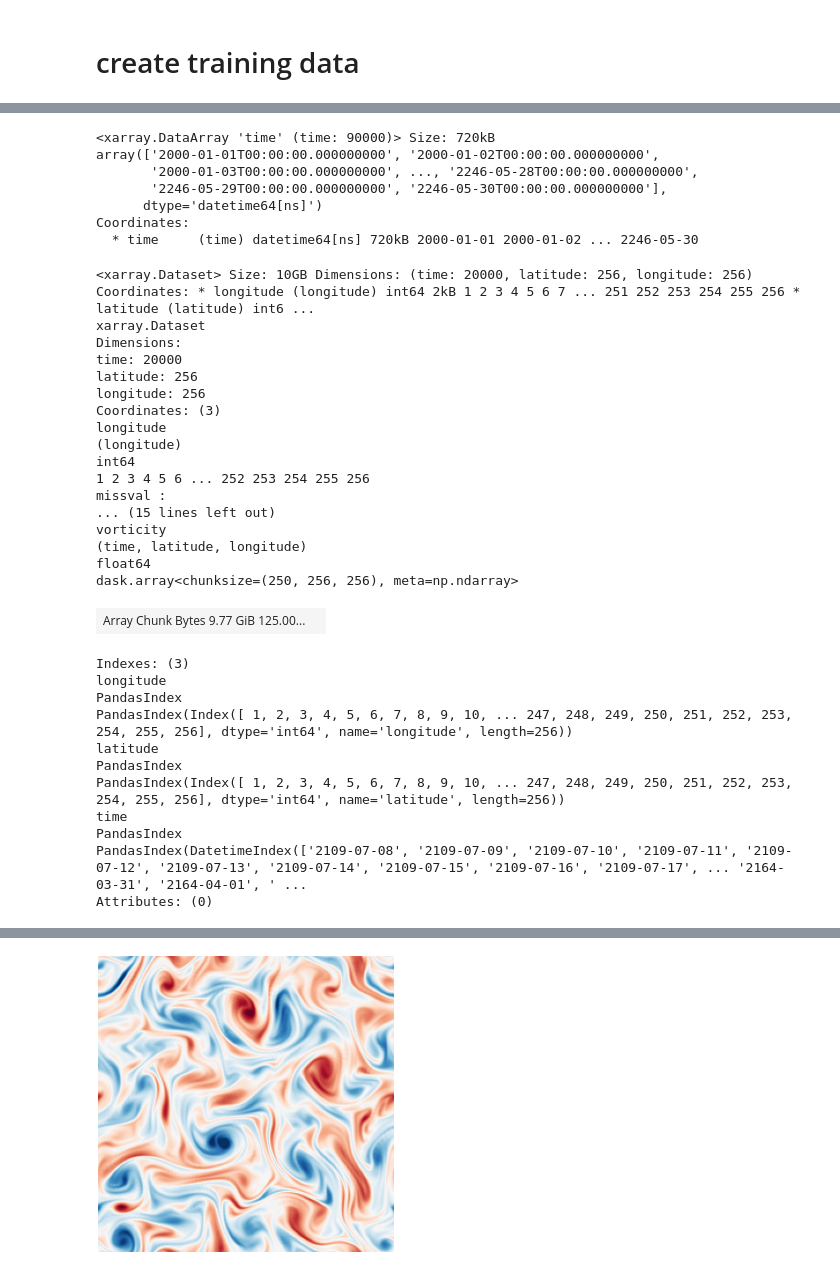
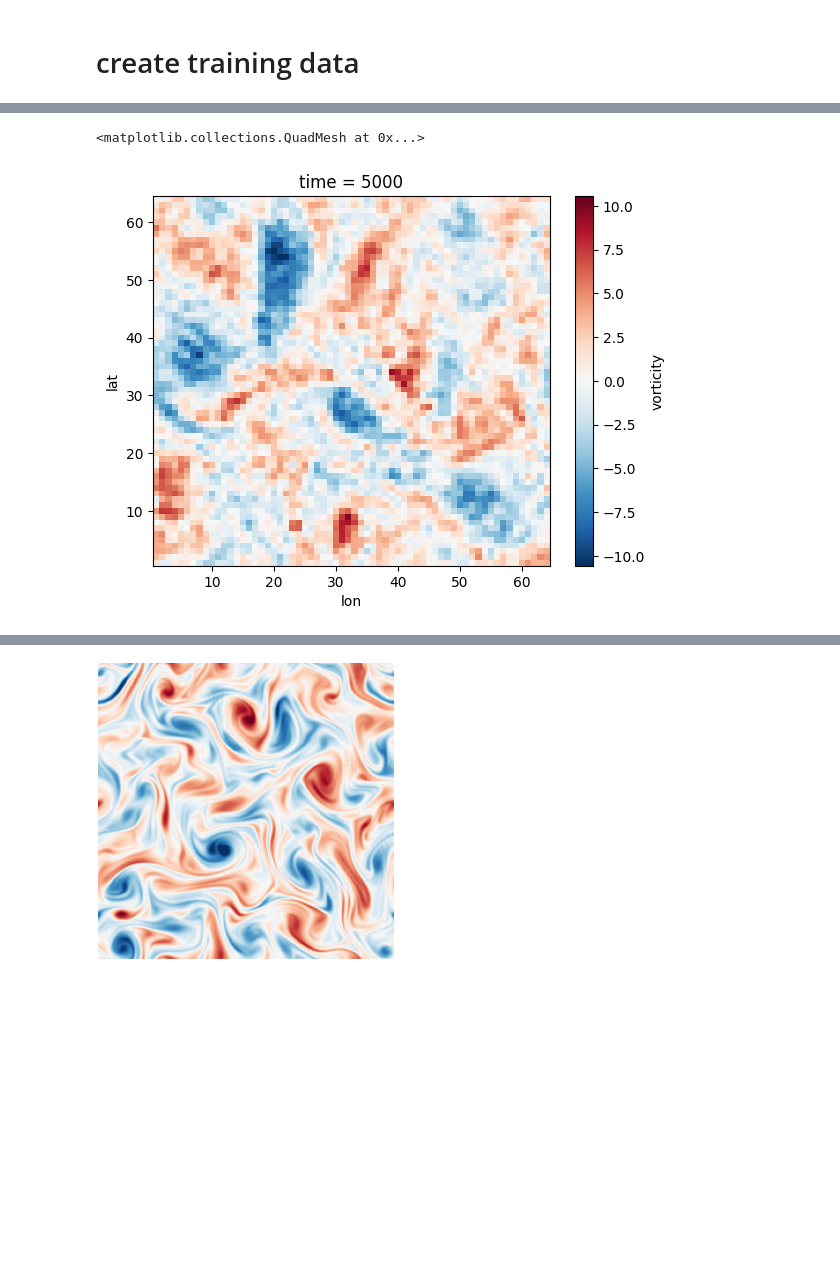
Before and after one commit to Sindhu-Vasireddy/DiffusionRestoration, a Jupyter notebook: notebooks/vorticity-training-data.ipynb, the cells around one changed output, grey strips where cells are left out. Cells and saved outputs as stored; diff of their text form; code cells hidden in the pictures; blank space fills up the shorter version.

```diff
--- a/notebooks/vorticity-training-data.ipynb
+++ b/notebooks/vorticity-training-data.ipynb
@@ -103,2 +71,7 @@ PandasIndex(Index([ 0, 1, 2, 3, 4, 5, 6, 7, 8, 9, ... 360990, 360991, 360992, 36
 Attributes: (0)
+# %%
+ds.vorticity[5000].plot()
+# %% [output]
+<matplotlib.collections.QuadMesh at 0x...>
+[figure, added]
 # %%
@@ -110,45 +81,2 @@ num_days = len(ds_sub.time)  # Number of days you want
 new_time = pd.date_range(start=start_date, periods=num_days, freq="D")
 ds_sub = ds_sub.assign_coords(time=new_time)
-# %%
-ds_sub
-# %% [output]
-<xarray.DataArray 'time' (time: 90000)> Size: 720kB
-array(['2000-01-01T00:00:00.000000000', '2000-01-02T00:00:00.000000000',
-       '2000-01-03T00:00:00.000000000', ..., '2246-05-28T00:00:00.000000000',
-       '2246-05-29T00:00:00.000000000', '2246-05-30T00:00:00.000000000'],
-      dtype='datetime64[ns]')
-Coordinates:
-  * time     (time) datetime64[ns] 720kB 2000-01-01 2000-01-02 ... 2246-05-30
-# %%
-ds_sub.isel(time=slice(0,40_000))
-ds_sub.isel(time=slice(40_000, 60_000))
-# %% [output]
-<xarray.Dataset> Size: 10GB Dimensions: (time: 20000, latitude: 256, longitude: 256) Coordinates: * longitude (longitude) int64 2kB 1 2 3 4 5 6 7 ... 251 252 253 254 255 256 * latitude (latitude) int6 ...
-xarray.Dataset
-Dimensions:
-time: 20000
-latitude: 256
-longitude: 256
-Coordinates: (3)
-longitude
-(longitude)
-int64
-1 2 3 4 5 6 ... 252 253 254 255 256
-missval :
-... (15 lines left out)
-vorticity
-(time, latitude, longitude)
-float64
-dask.array<chunksize=(250, 256, 256), meta=np.ndarray>
-| Array Chunk Bytes 9.77 GiB 125.00... |  |
-Indexes: (3)
-longitude
-PandasIndex
-PandasIndex(Index([ 1, 2, 3, 4, 5, 6, 7, 8, 9, 10, ... 247, 248, 249, 250, 251, 252, 253, 254, 255, 256], dtype='int64', name='longitude', length=256))
-latitude
-PandasIndex
-PandasIndex(Index([ 1, 2, 3, 4, 5, 6, 7, 8, 9, 10, ... 247, 248, 249, 250, 251, 252, 253, 254, 255, 256], dtype='int64', name='latitude', length=256))
-time
-PandasIndex
-PandasIndex(DatetimeIndex(['2109-07-08', '2109-07-09', '2109-07-10', '2109-07-11', '2109-07-12', '2109-07-13', '2109-07-14', '2109-07-15', '2109-07-16', '2109-07-17', ... '2164-03-31', '2164-04-01', ' ...
-Attributes: (0)
```
Also changed, not shown: parts of 14 cells of this notebook, 13 other files.
